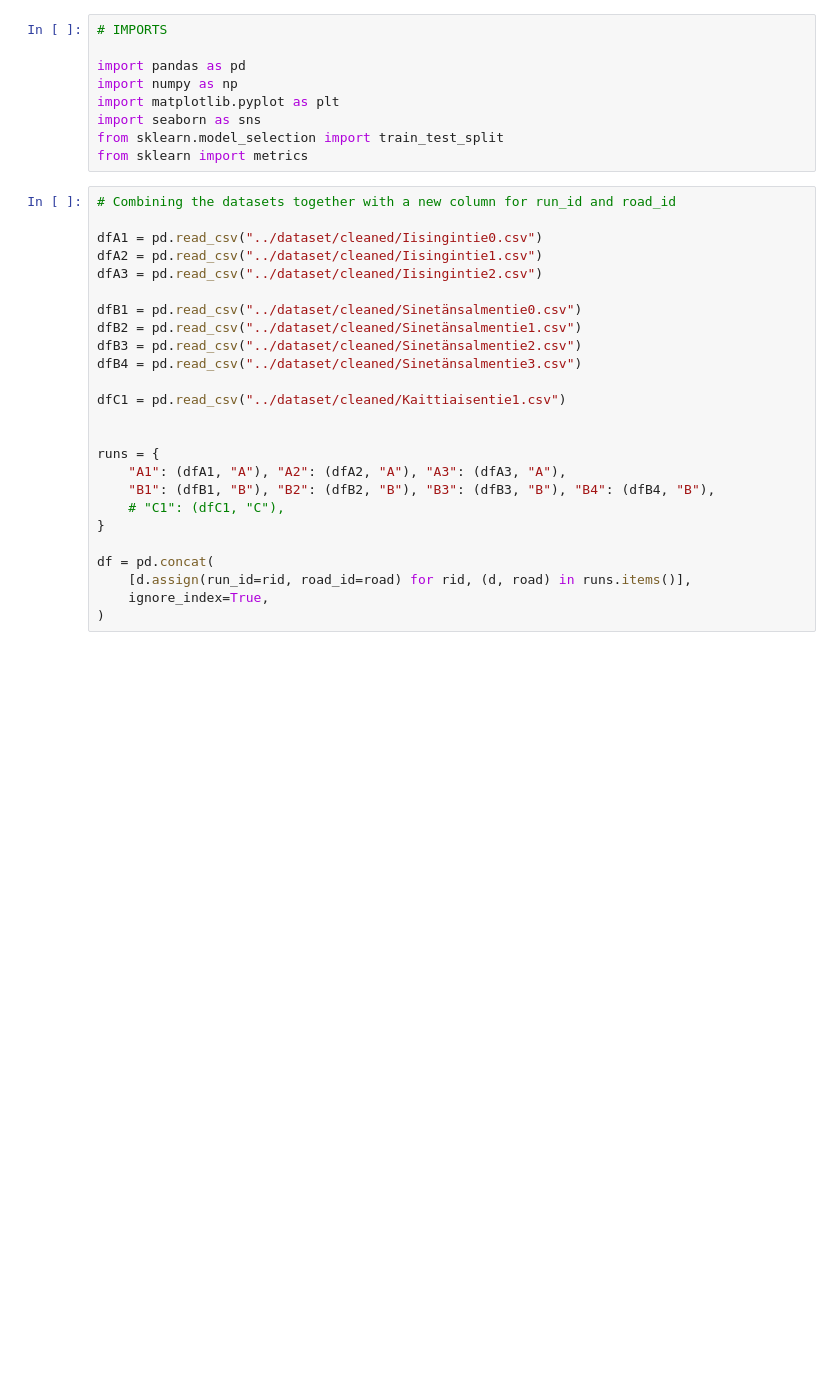
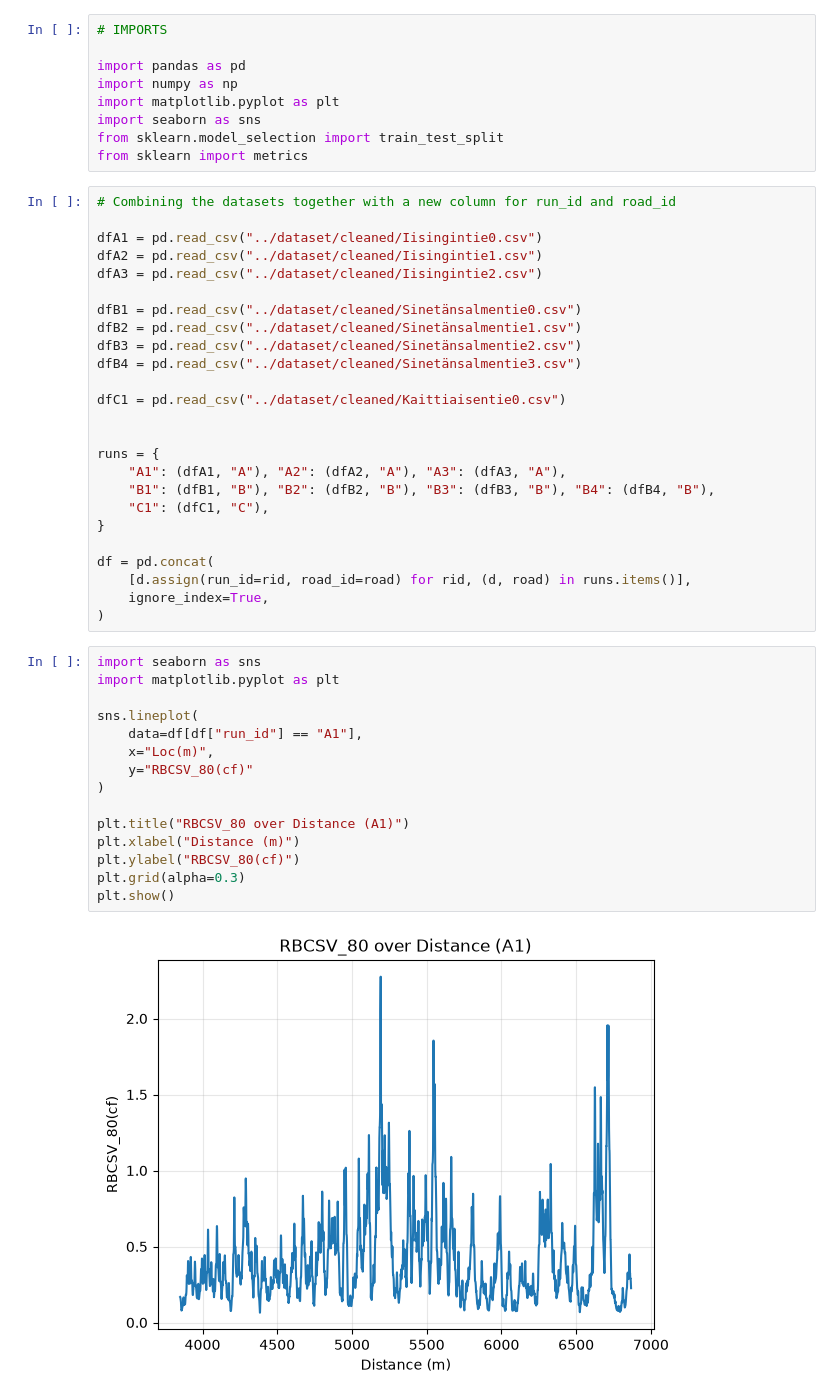
Before and after one commit to kallejjj/SemesterProjectFall2026, a Jupyter notebook: NIko/combined_eda.ipynb, the cells around one changed output. Saved outputs shown, nothing was run; the diff lists cells and outputs as text; blank space fills up the shorter version.

```diff
--- a/NIko/combined_eda.ipynb
+++ b/NIko/combined_eda.ipynb
@@ -21,19 +21,36 @@ dfB2 = pd.read_csv("../dataset/cleaned/Sinetänsalmentie1.csv")
 dfB3 = pd.read_csv("../dataset/cleaned/Sinetänsalmentie2.csv")
 dfB4 = pd.read_csv("../dataset/cleaned/Sinetänsalmentie3.csv")
 
-dfC1 = pd.read_csv("../dataset/cleaned/Kaittiaisentie1.csv")
+dfC1 = pd.read_csv("../dataset/cleaned/Kaittiaisentie0.csv")
 
 
 runs = {
     "A1": (dfA1, "A"), "A2": (dfA2, "A"), "A3": (dfA3, "A"),
     "B1": (dfB1, "B"), "B2": (dfB2, "B"), "B3": (dfB3, "B"), "B4": (dfB4, "B"),
-    # "C1": (dfC1, "C"),
+    "C1": (dfC1, "C"),
 }
 
 df = pd.concat(
     [d.assign(run_id=rid, road_id=road) for rid, (d, road) in runs.items()],
     ignore_index=True,
 )
+# %%
+import seaborn as sns
+import matplotlib.pyplot as plt
+
+sns.lineplot(
+    data=df[df["run_id"] == "A1"],
+    x="Loc(m)",
+    y="RBCSV_80(cf)"
+)
+
+plt.title("RBCSV_80 over Distance (A1)")
+plt.xlabel("Distance (m)")
+plt.ylabel("RBCSV_80(cf)")
+plt.grid(alpha=0.3)
+plt.show()
+# %% [output]
+[figure, added]
 # %%
 df
 # %% [output]
```
Also changed, not shown: parts of 21 cells of this notebook, 6 other files.
